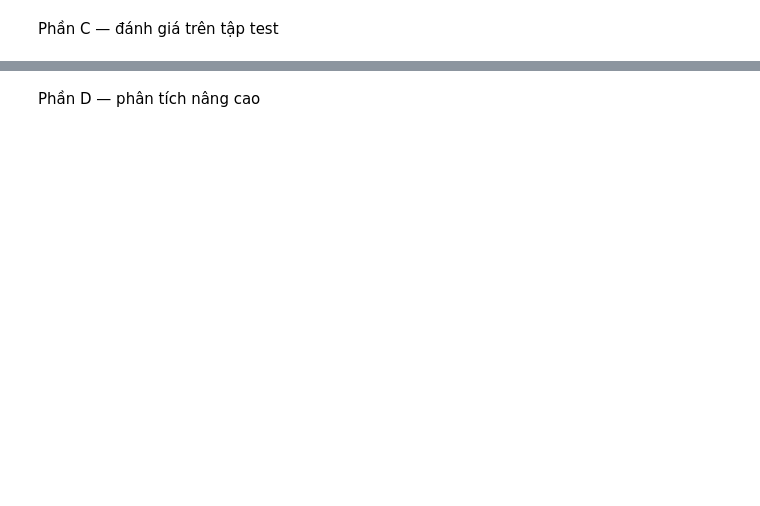
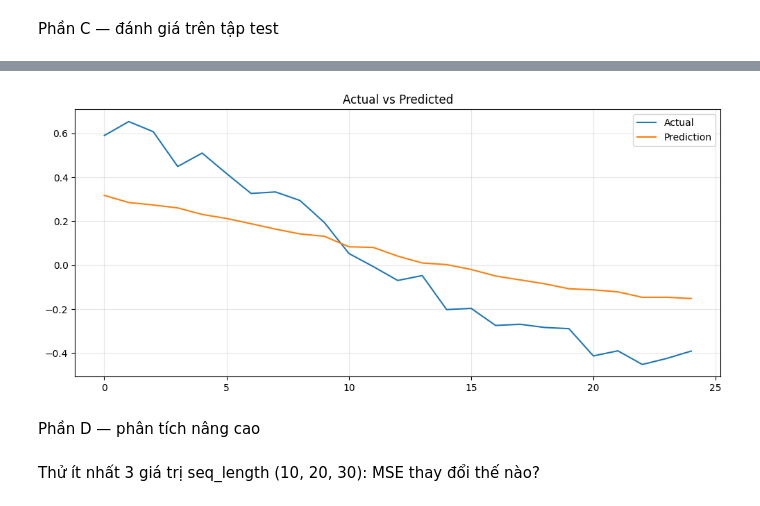
Before and after one commit to gourai1224/2001230259-14DHTH07-DL, a Jupyter notebook: RNN/RNN_BT.ipynb, the cells around one changed output, grey strips where cells are left out. Cells and saved outputs as stored; diff of their text form; code cells hidden in the pictures; blank space fills up the shorter version.

```diff
--- a/RNN/RNN_BT.ipynb
+++ b/RNN/RNN_BT.ipynb
@@ -81,2 +234,10 @@ Phần B — định nghĩa và train mô hình
 # %% [markdown]
 Phần C — đánh giá trên tập test
+# %%
+model.eval()
+with torch.no_grad():
+    y_pred_scaled = model(X_test_tensor).numpy()
+
+y_pred = target_scaler.inverse_transform(y_pred_scaled)
+
+y_true = target_scaler.inverse_transform(y_test_seq)
@@ -83,2 +264,28 @@ Phần C — đánh giá trên tập test
+# %%
+plt.figure(figsize=(12,5))
+
+plt.plot(
+    y_true,
+    label="Actual"
+)
+
+plt.plot(
+    y_pred,
+    label="Prediction"
+)
+
+plt.legend()
+
+plt.title(
+    "Actual vs Predicted"
+)
+
+plt.grid(alpha=0.3)
+
+plt.show()
+# %% [output]
+[figure, added]
 # %% [markdown]
 Phần D — phân tích nâng cao
+# %% [markdown]
+Thử ít nhất 3 giá trị seq_length (10, 20, 30): MSE thay đổi thế nào?
```
Also changed, not shown: parts of 52 cells of this notebook.
